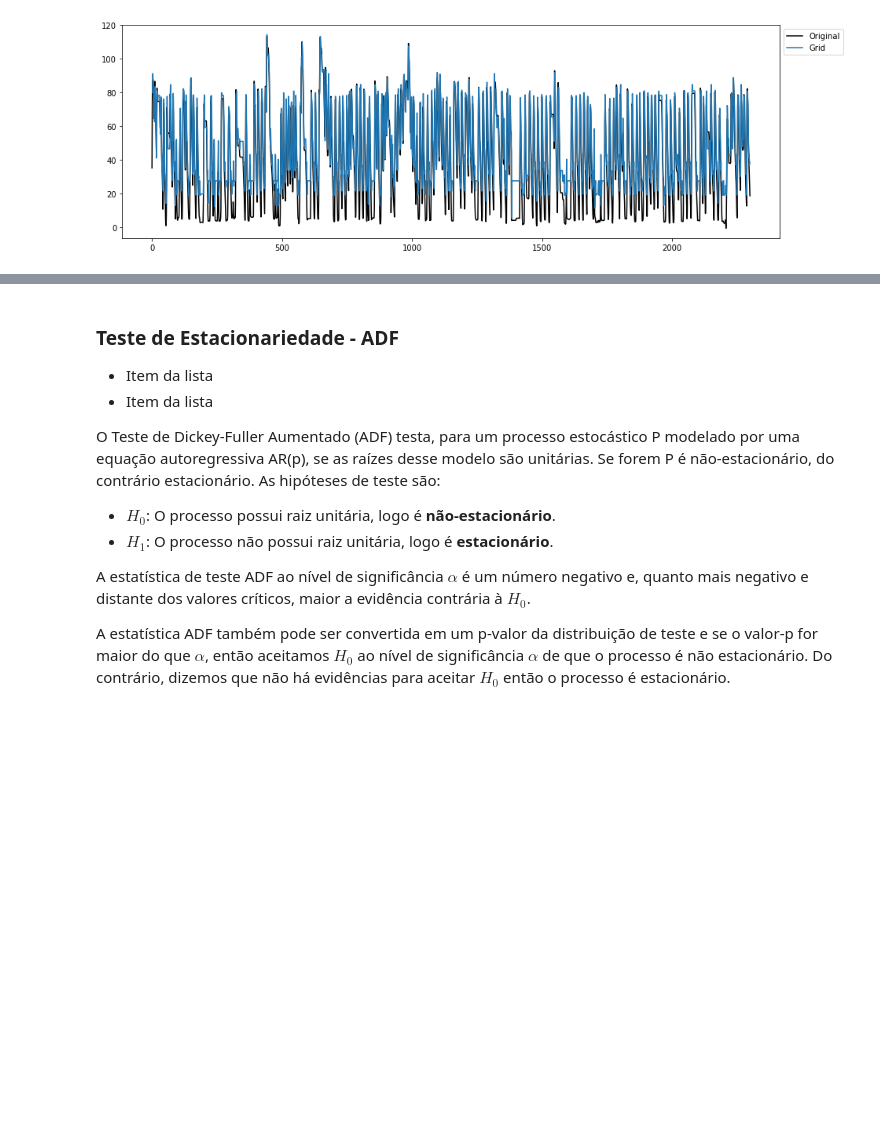
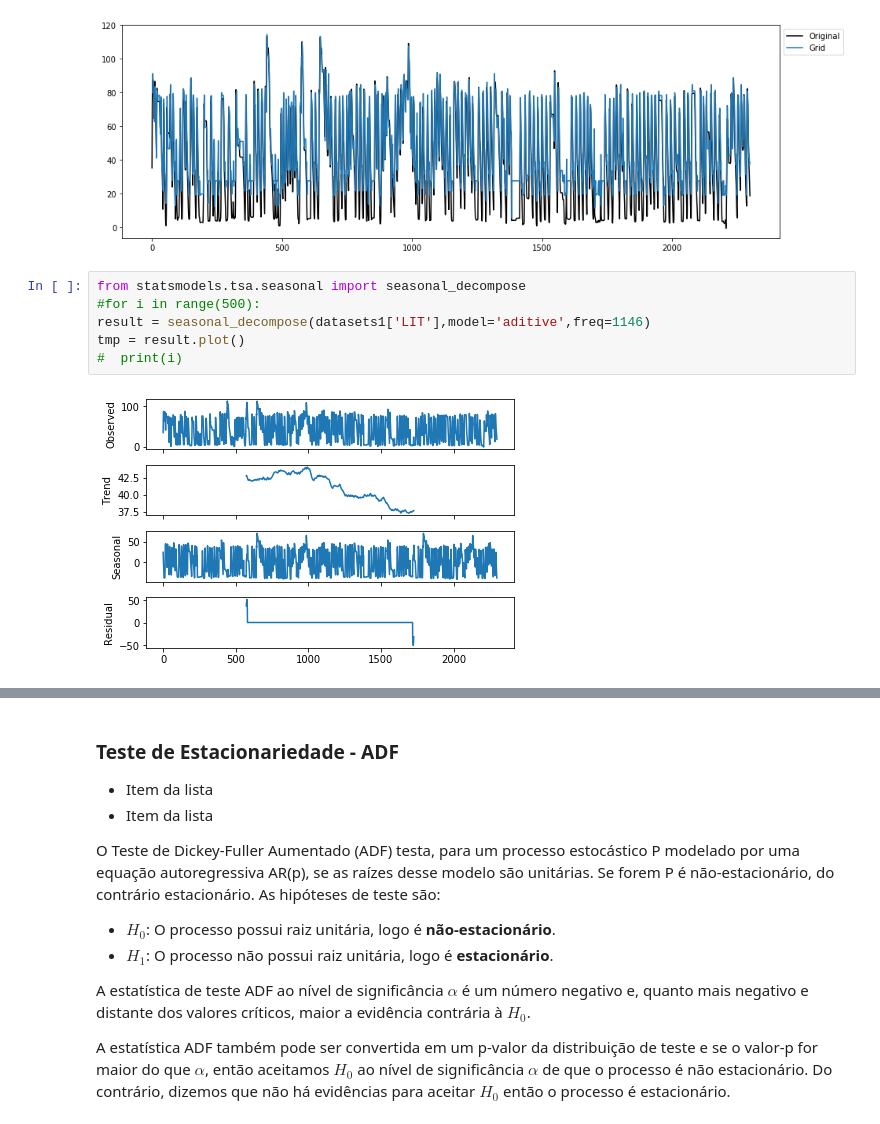
Before and after one commit to gabrielvinicios02/ExperimentsMultivariate, a Jupyter notebook: ClassificadorXGBoost.ipynb, the cells around one changed output, grey strips where cells are left out. Cells and saved outputs as stored; diff of their text form; blank space fills up the shorter version.

```diff
--- a/ClassificadorXGBoost.ipynb
+++ b/ClassificadorXGBoost.ipynb
@@ -301,6 +301,14 @@ pd.DataFrame(rows, columns=['Partitions','RMSE','MAPE','U'])
 |  | Partitions | RMSE | MAPE | U |
 | 0 | Grid | 12.28 | 117.88 | 1.04 |
 [figure]
+# %%
+from statsmodels.tsa.seasonal import seasonal_decompose
+#for i in range(500):
+result = seasonal_decompose(datasets1['LIT'],model='aditive',freq=1146)
+tmp = result.plot()
+#  print(i)
+# %% [output]
+[figure, added]
 # %%
 from statsmodels.tsa.seasonal import seasonal_decompose
 
```
Also changed, not shown: parts of 9 cells of this notebook.
